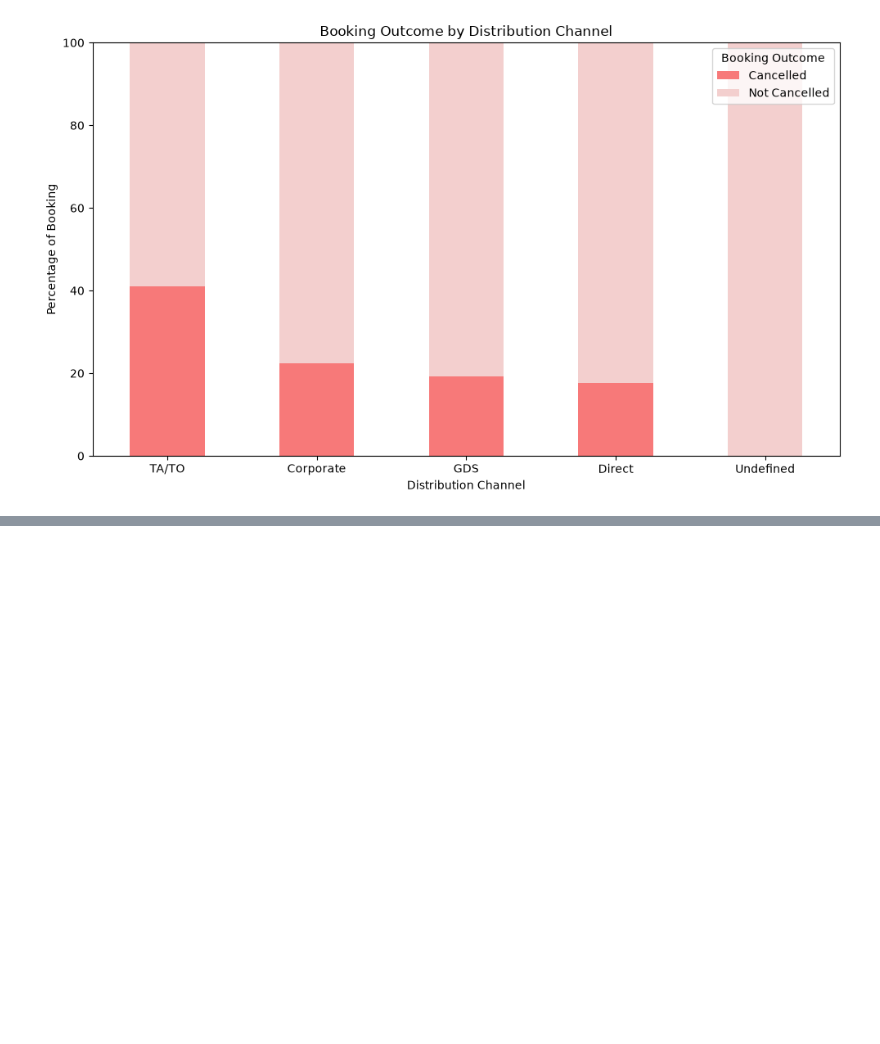
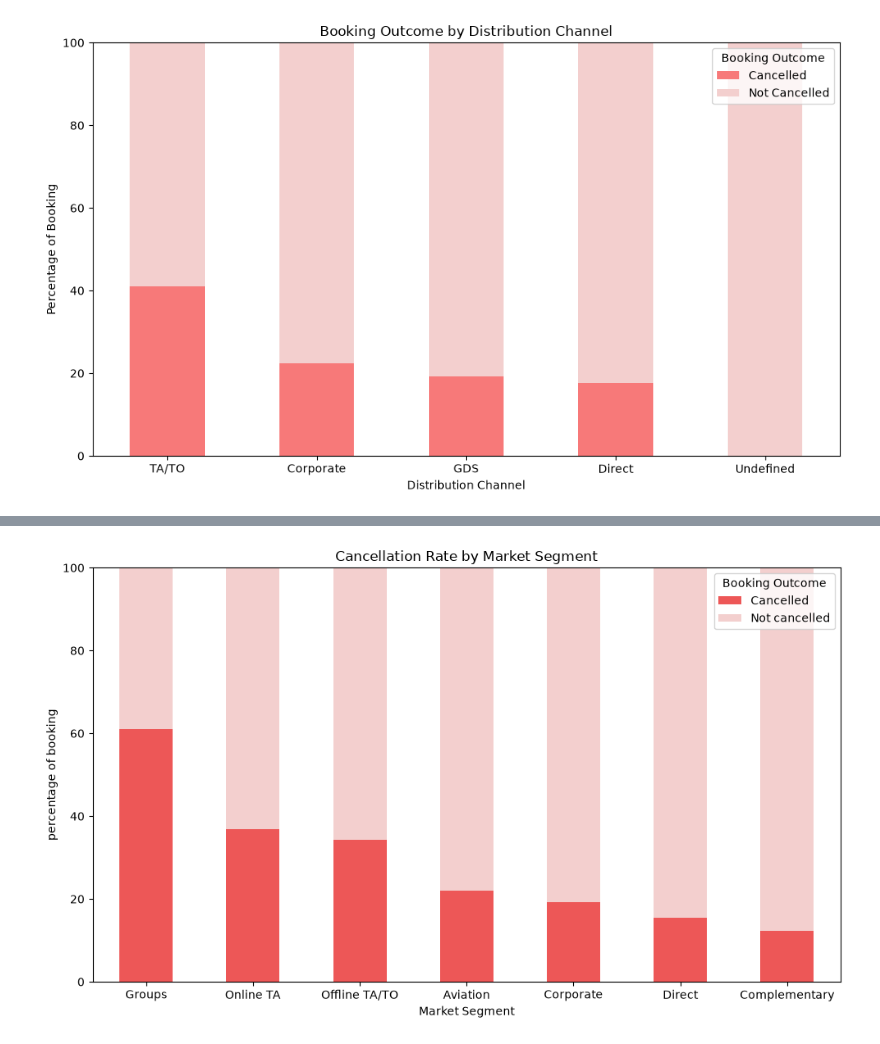
Before and after one commit to Fatima-Zehra-DA/Hotel-Booking-Cancellation-Analysis-Python-PowerBI, a Jupyter notebook: Notebooks/Hotel_Booking_Cancellation_Analysis.ipynb, the cells around one changed output, grey strips where cells are left out. Drawn from its saved outputs; the diff is of its cells as text; code cells hidden in the pictures; blank space fills up the shorter version.

Commit message:
Analyze overall cancellation rate by market segment

```diff
--- a/Notebooks/Hotel_Booking_Cancellation_Analysis.ipynb
+++ b/Notebooks/Hotel_Booking_Cancellation_Analysis.ipynb
@@ -620,0 +736,36 @@ plt.show()
+# %%
+market_plot = market_segment_cancellation.copy()
+
+market_plot['cancelled_pct'] = (
+    market_plot['cancelled'] /
+    market_plot['bookings'] * 100
+)
+
+market_plot['not_cancelled_pct'] = (
+    market_plot['not_cancelled'] /
+    market_plot['bookings'] * 100
+)
+
+# plot
+
+ax = market_plot.set_index('market_segment')[
+    ['cancelled_pct','not_cancelled_pct']
+].plot(
+    kind = 'bar',
+    stacked = True,
+    figsize=(10,6),
+    color = light_palette[::2][::-2]
+)
+plt.title('Cancellation Rate by Market Segment')
+plt.xlabel('Market Segment')
+plt.ylabel('percentage of booking')
+plt.xticks(rotation = 0)
+plt.ylim(0, 100)
+plt.legend(
+    title = 'Booking Outcome',
+    labels = ['Cancelled','Not cancelled']
+)
+plt.tight_layout()
+plt.show()
+# %% [output]
+[figure, added]
```
Also changed, not shown: parts of 23 cells of this notebook.
